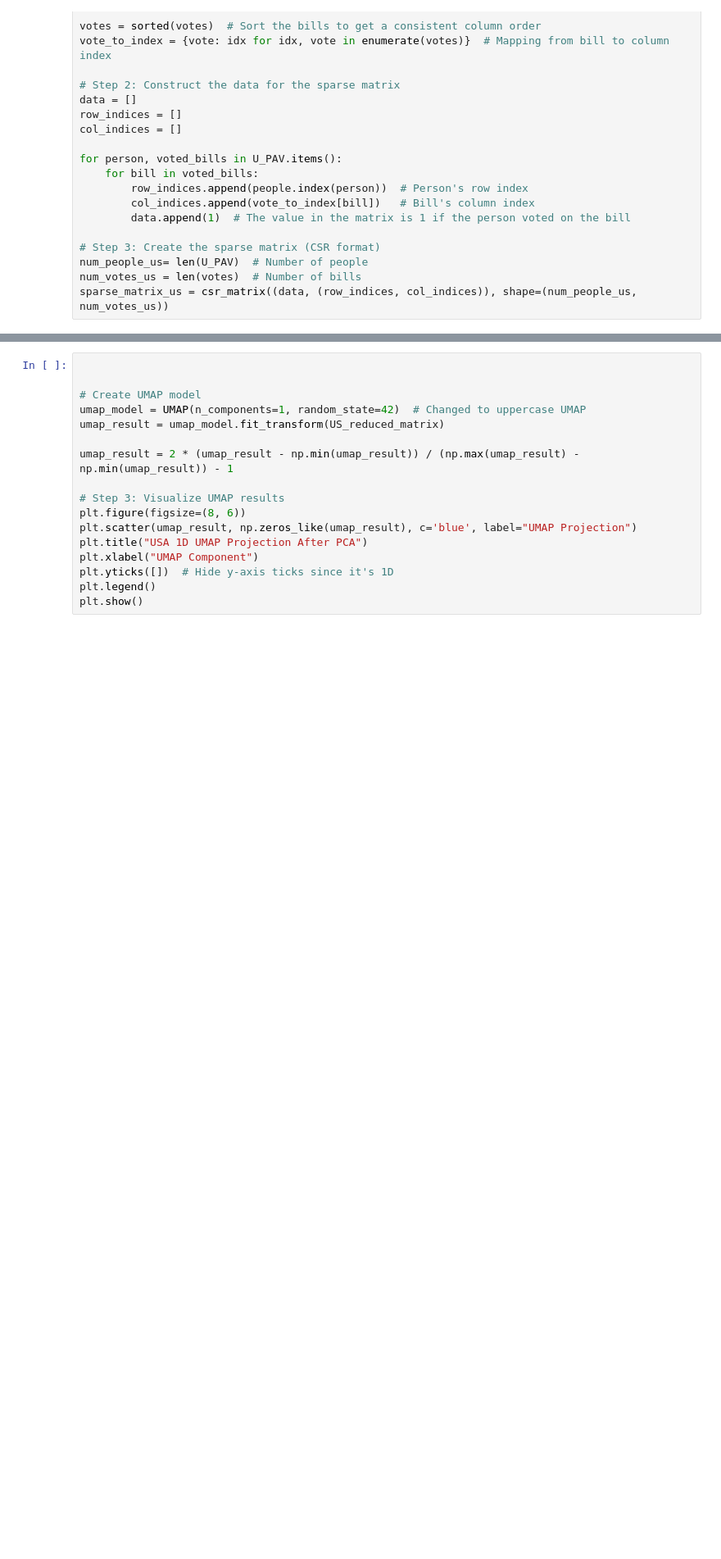
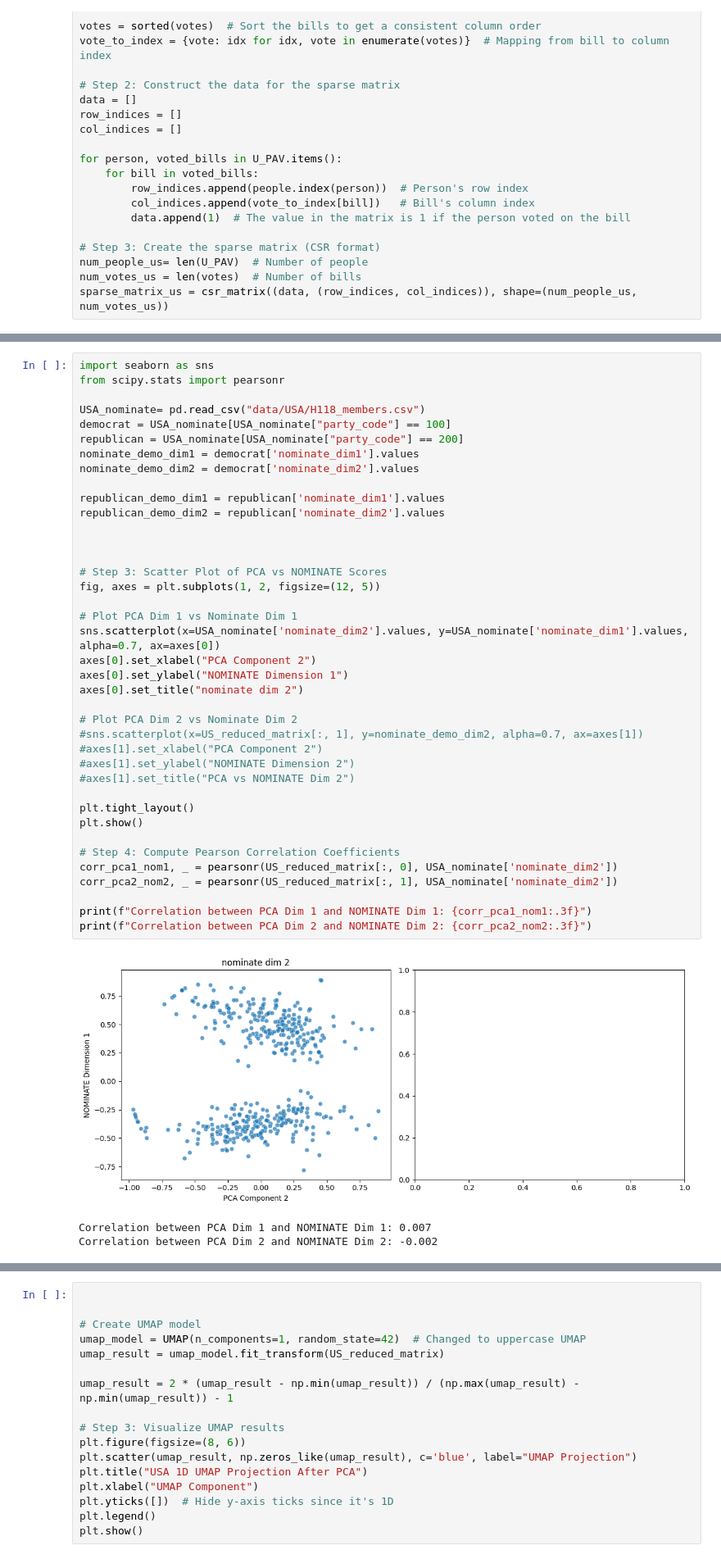
Before and after one commit to Lukas1930/Polarization, a Jupyter notebook: Network-Construction.ipynb, the cells around one changed output, grey strips where cells are left out. Shown at 82% size. Drawn from its saved outputs; the diff is of its cells as text; blank space fills up the shorter version.

```diff
--- a/Network-Construction.ipynb
+++ b/Network-Construction.ipynb
@@ -502,3 +501,46 @@ plt.show()
+# %%
+import seaborn as sns
+from scipy.stats import pearsonr
+
+USA_nominate= pd.read_csv("data/USA/H118_members.csv")
+democrat = USA_nominate[USA_nominate["party_code"] == 100]
+republican = USA_nominate[USA_nominate["party_code"] == 200]
+nominate_demo_dim1 = democrat['nominate_dim1'].values
+nominate_demo_dim2 = democrat['nominate_dim2'].values
+
+republican_demo_dim1 = republican['nominate_dim1'].values
+republican_demo_dim2 = republican['nominate_dim2'].values
+
+
+
+# Step 3: Scatter Plot of PCA vs NOMINATE Scores
+fig, axes = plt.subplots(1, 2, figsize=(12, 5))
+
+# Plot PCA Dim 1 vs Nominate Dim 1
+sns.scatterplot(x=USA_nominate['nominate_dim2'].values, y=USA_nominate['nominate_dim1'].values, alpha=0.7, ax=axes[0])
+axes[0].set_xlabel("PCA Component 2")
+axes[0].set_ylabel("NOMINATE Dimension 1")
+axes[0].set_title("nominate dim 2")
+
+# Plot PCA Dim 2 vs Nominate Dim 2
+#sns.scatterplot(x=US_reduced_matrix[:, 1], y=nominate_demo_dim2, alpha=0.7, ax=axes[1])
+#axes[1].set_xlabel("PCA Component 2")
+#axes[1].set_ylabel("NOMINATE Dimension 2")
+#axes[1].set_title("PCA vs NOMINATE Dim 2")
+
+plt.tight_layout()
+plt.show()
+
+# Step 4: Compute Pearson Correlation Coefficients
+corr_pca1_nom1, _ = pearsonr(US_reduced_matrix[:, 0], USA_nominate['nominate_dim2'])
+corr_pca2_nom2, _ = pearsonr(US_reduced_matrix[:, 1], USA_nominate['nominate_dim2'])
+
+print(f"Correlation between PCA Dim 1 and NOMINATE Dim 1: {corr_pca1_nom1:.3f}")
+print(f"Correlation between PCA Dim 2 and NOMINATE Dim 2: {corr_pca2_nom2:.3f}")
+# %% [output]
+[figure, added]
+Correlation between PCA Dim 1 and NOMINATE Dim 1: 0.007
+Correlation between PCA Dim 2 and NOMINATE Dim 2: -0.002
 # %%
 US_standard_reduced_matrix = (US_reduced_matrix-min(US_reduced_matrix))/(max(US_reduced_matrix)-min(US_reduced_matrix))
 US_standard_reduced_matrix
```
Also changed, not shown: parts of 7 cells of this notebook, 1 other file.
